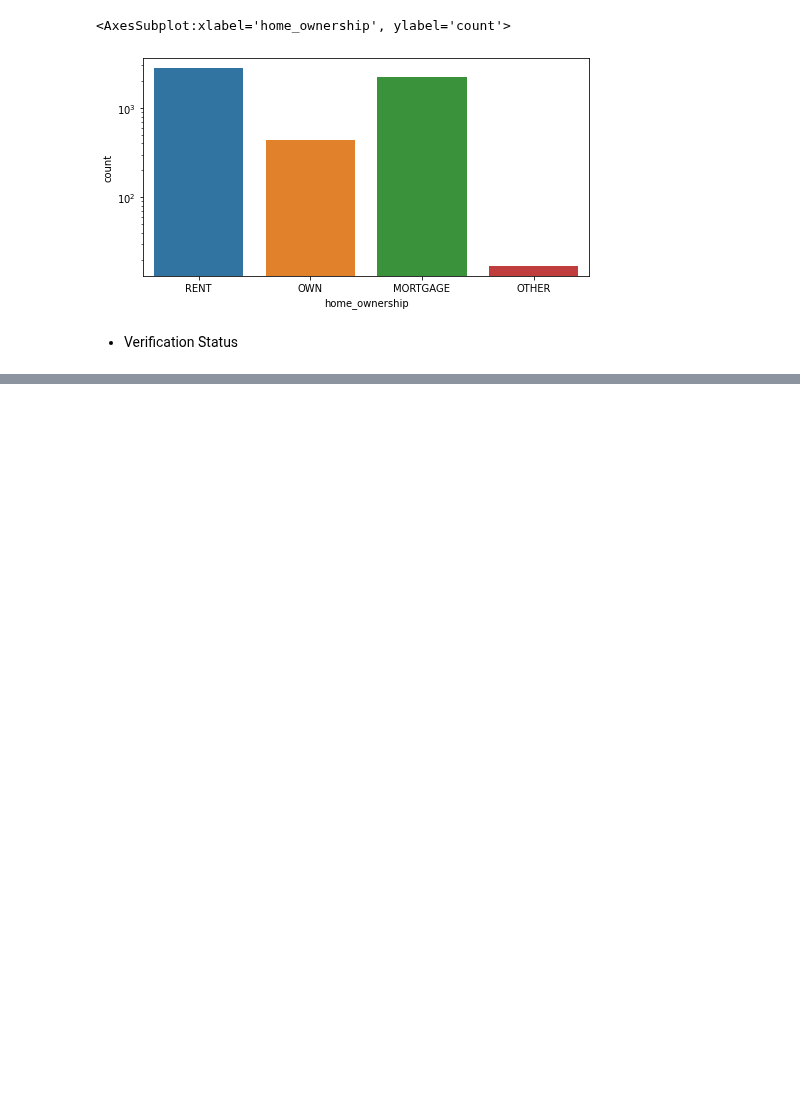
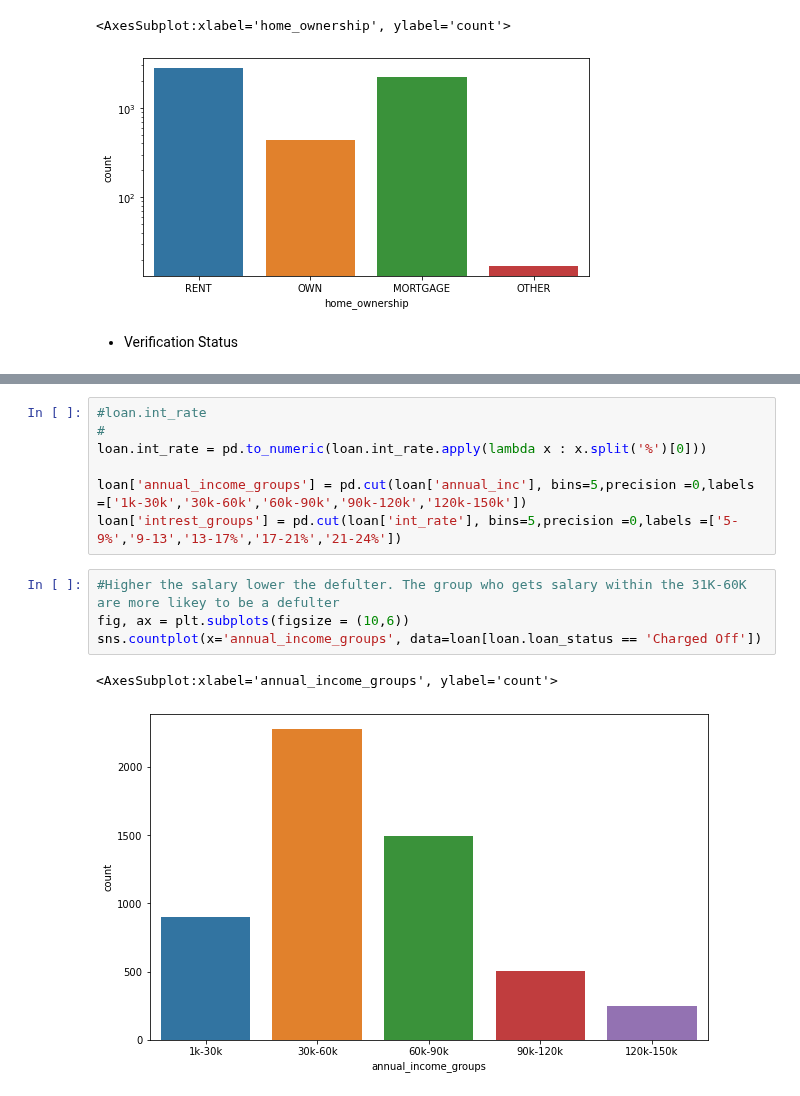
Before and after one commit to sateeshkumarj/Leanding_Club, a Jupyter notebook: leanding_club.ipynb, the cells around one changed output, grey strips where cells are left out. Drawn from its saved outputs; the diff is of its cells as text; blank space fills up the shorter version.

```diff
--- a/leanding_club.ipynb
+++ b/leanding_club.ipynb
@@ -240,3 +244,17 @@ sns.countplot(y='verification_status', data=loan[loan['loan_status']=='Charged O
 # %% [output]
 <AxesSubplot:xlabel='count', ylabel='verification_status'>
 [figure]
+# %%
+#loan.int_rate
+#
+loan.int_rate = pd.to_numeric(loan.int_rate.apply(lambda x : x.split('%')[0]))
+
+loan['annual_income_groups'] = pd.cut(loan['annual_inc'], bins=5,precision =0,labels =['1k-30k','30k-60k','60k-90k','90k-120k','120k-150k'])
+loan['intrest_groups'] = pd.cut(loan['int_rate'], bins=5,precision =0,labels =['5-9%','9-13','13-17%','17-21%','21-24%'])
+# %%
+#Higher the salary lower the defulter. The group who gets salary within the 31K-60K are more likey to be a defulter
+fig, ax = plt.subplots(figsize = (10,6))
+sns.countplot(x='annual_income_groups', data=loan[loan.loan_status == 'Charged Off'])
+# %% [output]
+<AxesSubplot:xlabel='annual_income_groups', ylabel='count'>
+[figure, added]
```
Also changed, not shown: parts of 7 cells of this notebook.
